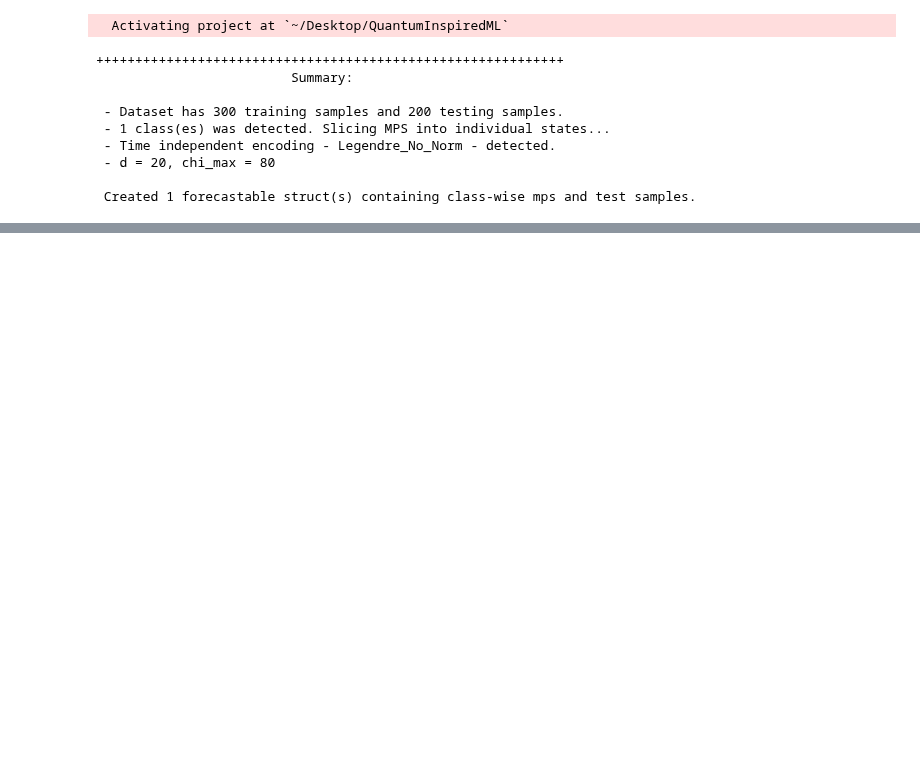
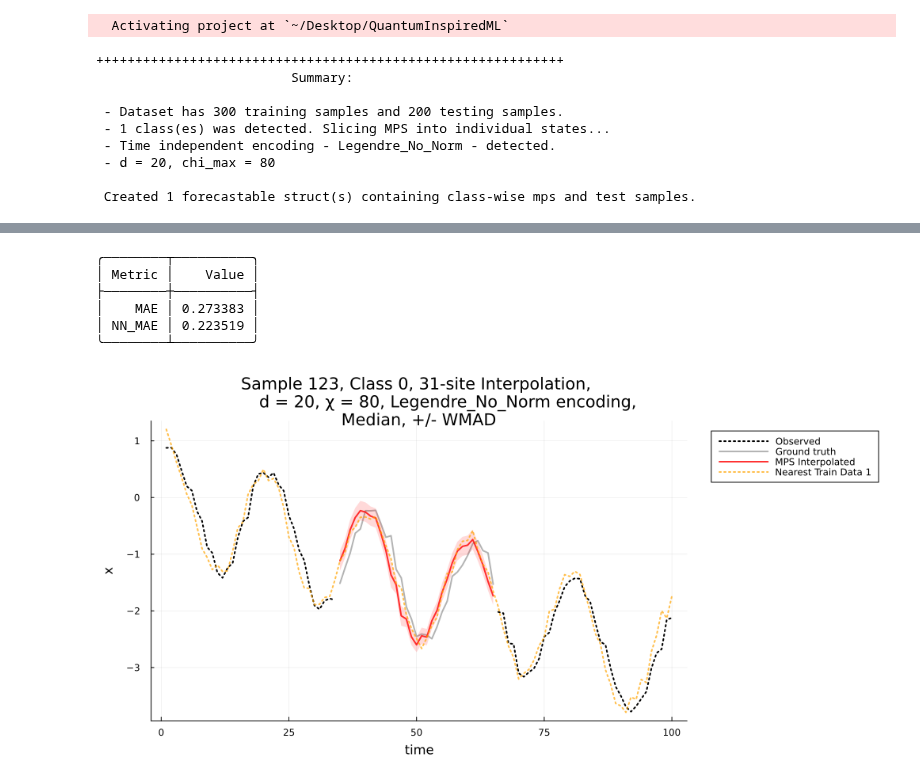
Before and after one commit to jmoo2880/QuantumInspiredML, a Jupyter notebook: FinalBenchmarks/Synthetic/interpolation/synthetic_interpolation.ipynb, the cells around one changed output, grey strips where cells are left out. Drawn from its saved outputs; the diff is of its cells as text; code cells hidden in the pictures; blank space fills up the shorter version.

```diff
--- a/FinalBenchmarks/Synthetic/interpolation/synthetic_interpolation.ipynb
+++ b/FinalBenchmarks/Synthetic/interpolation/synthetic_interpolation.ipynb
@@ -49,9 +38,6 @@ plot(X_train[idx, :], title="$idx")
 # %%
-max_jump=nothing
+interp_sites = collect(35:65)
 class = 0
-interp_sites = collect(25:75)
-instance_idx = 197
-stats, p1_ns = any_interpolate_single_timeseries(fc_ns, class, instance_idx, interp_sites, :directMode;
-    NN_baseline=true, X_train=X_train, y_train=y_train, n_baselines=1, plot_fits=true, mode_range=mode_range,
-    xvals=xvals, mode_index=mode_index, xvals_enc=xvals_enc, xvals_enc_it=xvals_enc_it, max_jump=max_jump);
+stats, p1_ns = any_interpolate_median(fc_ns, class, 123, interp_sites; NN_baseline=true,
+    X_train=X_train, y_train=y_train, n_baselines=1, plot_fits=true, wmad=true)
 # %% [output]
@@ -106,0 +45,11 @@ Computing instance 1
+# %%
+pretty_table(stats; header=["Metric", "Value"], header_crayon= crayon"yellow bold", tf = tf_unicode_rounded);
+plot(p1_ns...)
+# %% [output]
+╭────────┬──────────╮
+│ Metric │    Value │
+├────────┼──────────┤
+│    MAE │ 0.273383 │
+│ NN_MAE │ 0.223519 │
+╰────────┴──────────╯
+[figure, added]
```
Also changed, not shown: parts of 4 cells of this notebook, 20 other files.
